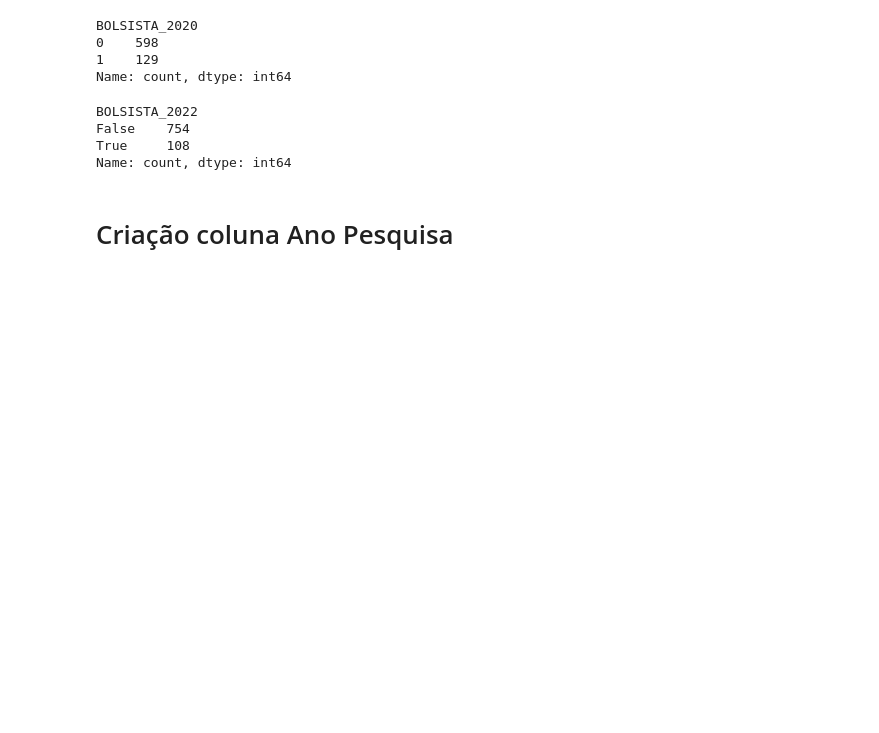
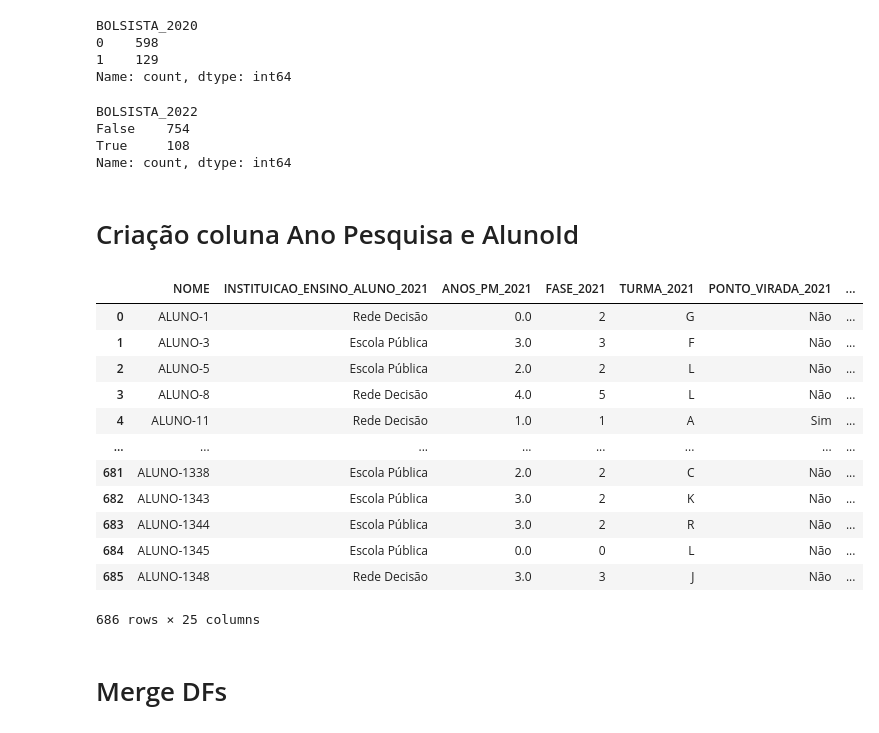
Before and after one commit to jackson-simionato/datathon_pos_tech, a Jupyter notebook: 2_script_feature_engineering.ipynb, the cells around one changed output. Drawn from its saved outputs; the diff is of its cells as text; code cells hidden in the pictures; blank space fills up the shorter version.

```diff
--- a/2_script_feature_engineering.ipynb
+++ b/2_script_feature_engineering.ipynb
@@ -255,7 +255,32 @@ df_2022['INSTITUICAO_ENSINO_ALUNO_2021'] = 'Não informado'
 # %% [markdown]
-# Criação coluna Ano Pesquisa
+# Criação coluna Ano Pesquisa e AlunoId
 # %%
 df_2020['ANO_PESQUISA'] = 2020
 df_2021['ANO_PESQUISA'] = 2021
 df_2022['ANO_PESQUISA'] = 2022
+# %%
+def get_aluno_id(x):
+    return int(x.split('-')[-1])
+
+df_2020['ID'] = df_2020['NOME'].apply(get_aluno_id)
+df_2021['ID'] = df_2021['NOME'].apply(get_aluno_id)
+df_2022['ID'] = df_2022['NOME'].apply(get_aluno_id)
+# %%
+df_2021
+# %% [output]
+|  | NOME | INSTITUICAO_ENSINO_ALUNO_2021 | ANOS_PM_2021 | FASE_2021 | TURMA_2021 | PONTO_VIRADA_2021 | ... |
+| 0 | ALUNO-1 | Rede Decisão | 0.0 | 2 | G | Não | ... |
+| 1 | ALUNO-3 | Escola Pública | 3.0 | 3 | F | Não | ... |
+| 2 | ALUNO-5 | Escola Pública | 2.0 | 2 | L | Não | ... |
+| 3 | ALUNO-8 | Rede Decisão | 4.0 | 5 | L | Não | ... |
+| 4 | ALUNO-11 | Rede Decisão | 1.0 | 1 | A | Sim | ... |
+| ... | ... | ... | ... | ... | ... | ... | ... |
+| 681 | ALUNO-1338 | Escola Pública | 2.0 | 2 | C | Não | ... |
+| 682 | ALUNO-1343 | Escola Pública | 3.0 | 2 | K | Não | ... |
+| 683 | ALUNO-1344 | Escola Pública | 3.0 | 2 | R | Não | ... |
+| 684 | ALUNO-1345 | Escola Pública | 0.0 | 0 | L | Não | ... |
+| 685 | ALUNO-1348 | Rede Decisão | 3.0 | 3 | J | Não | ... |
+686 rows × 25 columns
+# %% [markdown]
+# Merge DFs
 # %%
```
Also changed, not shown: parts of 6 cells of this notebook, 2 other files.
